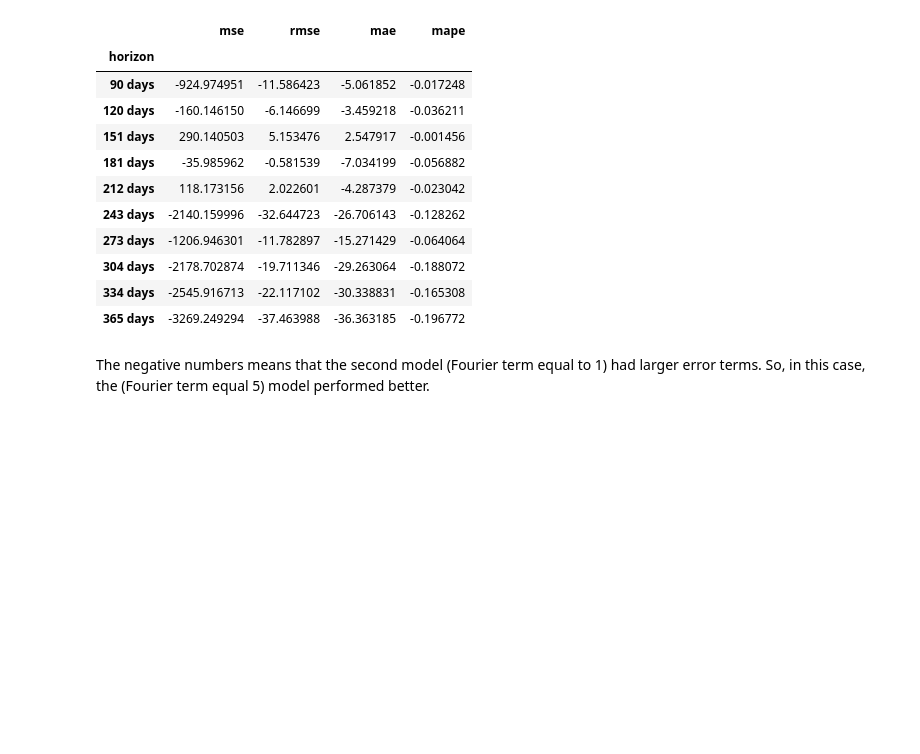
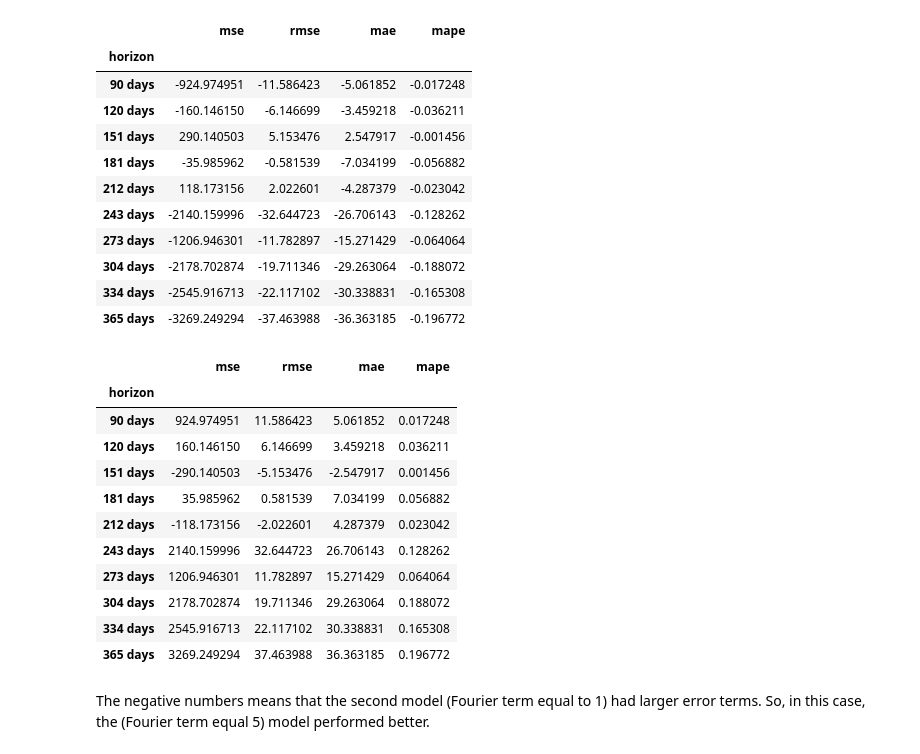
Before and after one commit to BlueOrangeDigital/TimeSeries, a Jupyter notebook: SalesOverThreeYears.ipynb, the cells around one changed output. Drawn from its saved outputs; the diff is of its cells as text; code cells hidden in the pictures; blank space fills up the shorter version.

```diff
--- a/SalesOverThreeYears.ipynb
+++ b/SalesOverThreeYears.ipynb
@@ -263,5 +263,22 @@ df_error_compare.loc[:'365 days']
 | 304 days | -2178.702874 | -19.711346 | -29.263064 | -0.188072 |
 | 334 days | -2545.916713 | -22.117102 | -30.338831 | -0.165308 |
 | 365 days | -3269.249294 | -37.463988 | -36.363185 | -0.196772 |
+# %%
+df_error_compare = df_p2 - df_p
+df_error_compare = df_error_compare.drop(columns=['horizon', 'coverage'])
+df_error_compare.loc[:'365 days']
+# %% [output]
+|  | mse | rmse | mae | mape |
+| horizon |  |  |  |  |
+| 90 days | 924.974951 | 11.586423 | 5.061852 | 0.017248 |
+| 120 days | 160.146150 | 6.146699 | 3.459218 | 0.036211 |
+| 151 days | -290.140503 | -5.153476 | -2.547917 | 0.001456 |
+| 181 days | 35.985962 | 0.581539 | 7.034199 | 0.056882 |
+| 212 days | -118.173156 | -2.022601 | 4.287379 | 0.023042 |
+| 243 days | 2140.159996 | 32.644723 | 26.706143 | 0.128262 |
+| 273 days | 1206.946301 | 11.782897 | 15.271429 | 0.064064 |
+| 304 days | 2178.702874 | 19.711346 | 29.263064 | 0.188072 |
+| 334 days | 2545.916713 | 22.117102 | 30.338831 | 0.165308 |
+| 365 days | 3269.249294 | 37.463988 | 36.363185 | 0.196772 |
 # %% [markdown]
 The negative numbers means that the second model (Fourier term equal to 1) had larger error terms. So, in this case, the (Fourier term equal 5) model performed better.
```
Also changed, not shown: parts of 4 cells of this notebook.
